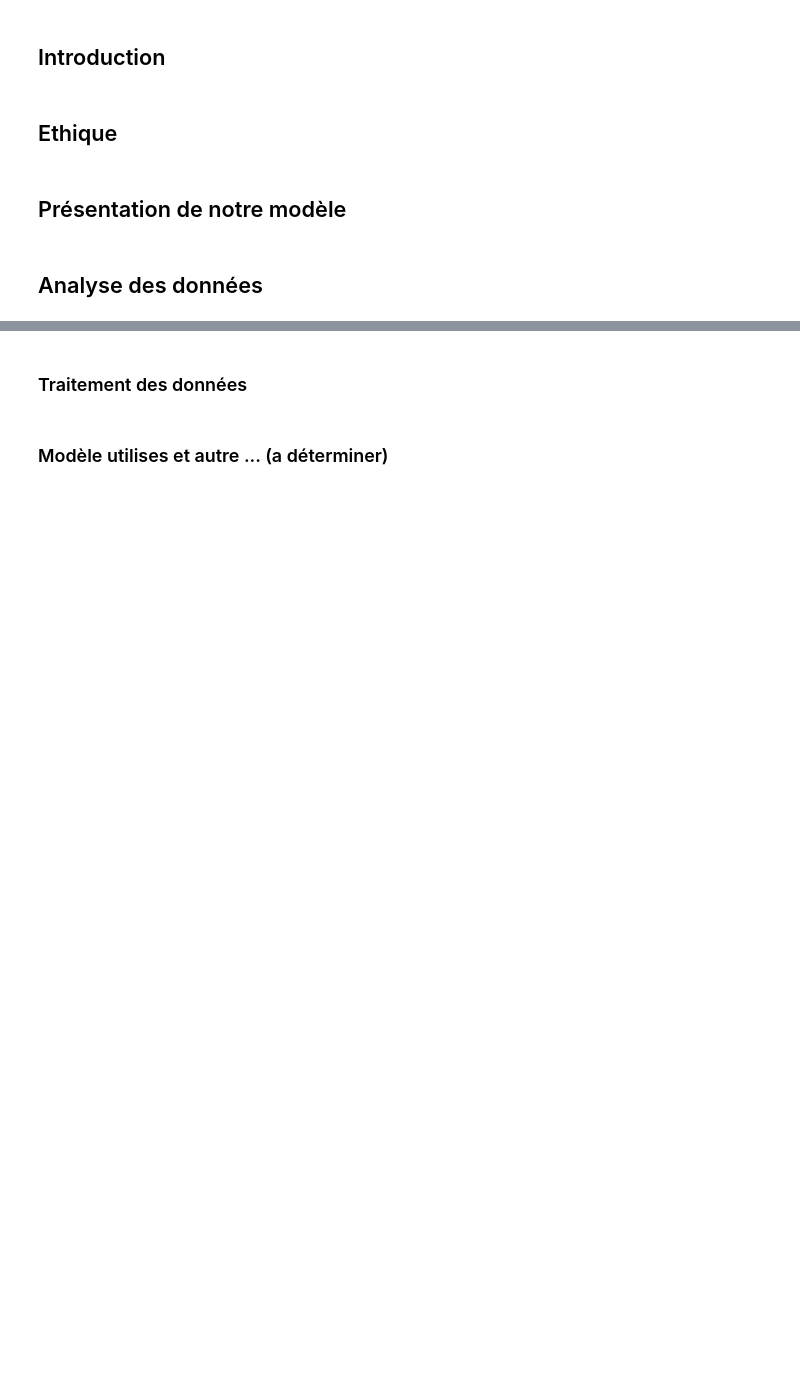
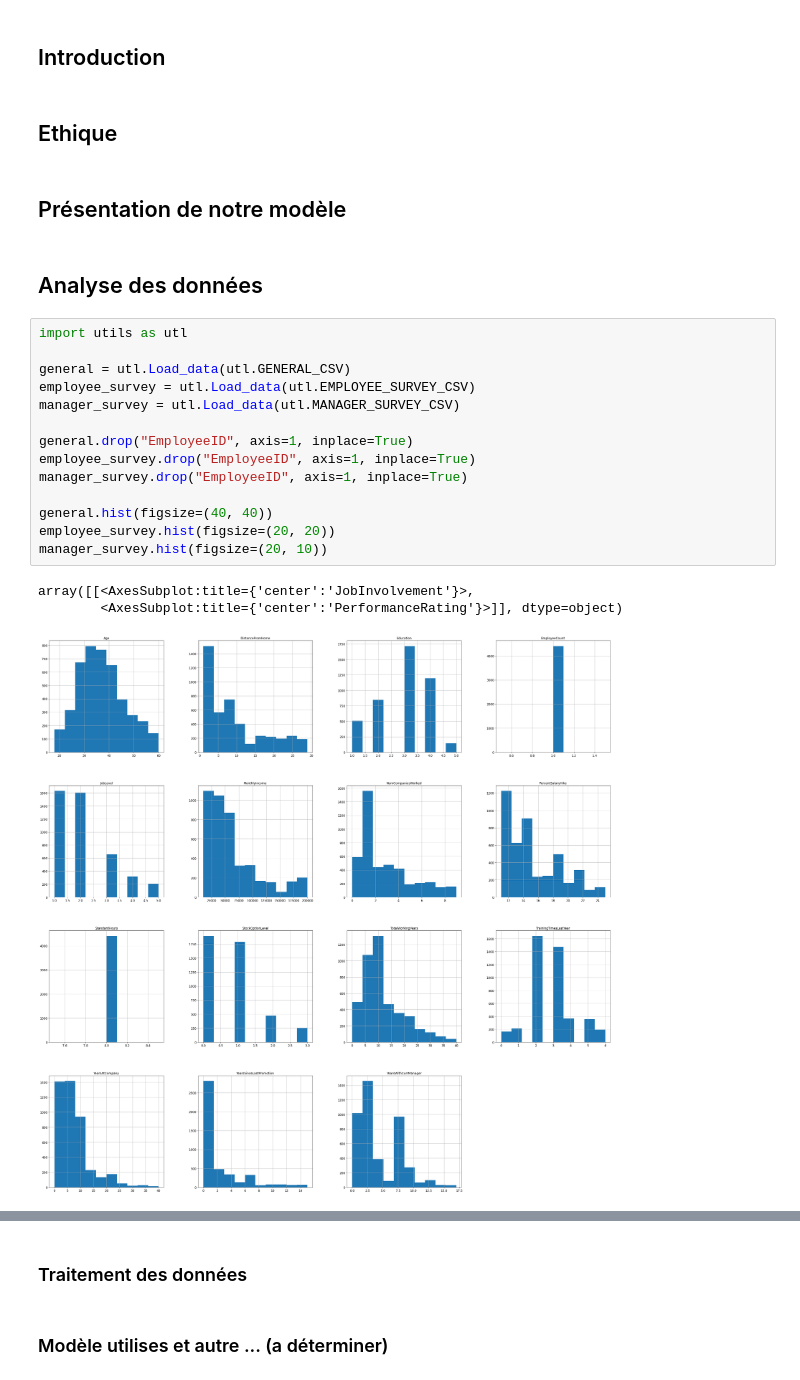
Before and after one commit to atarte/artificial_intelligence, a Jupyter notebook: Presentation.ipynb, the cells around one changed output, grey strips where cells are left out. Drawn from its saved outputs; the diff is of its cells as text; blank space fills up the shorter version.

Commit message:
add graphs for analysis

```diff
--- a/Presentation.ipynb
+++ b/Presentation.ipynb
@@ -10,3 +10,21 @@ Groupe 5: Catarina Silva Roriz, Yusong Zhang, Valentin Malhas, Antoine Tarte
 ## Présentation de notre modèle
 # %% [markdown]
 ## Analyse des données
+# %%
+import utils as utl
+
+general = utl.Load_data(utl.GENERAL_CSV)
+employee_survey = utl.Load_data(utl.EMPLOYEE_SURVEY_CSV)
+manager_survey = utl.Load_data(utl.MANAGER_SURVEY_CSV)
+
+general.drop("EmployeeID", axis=1, inplace=True)
+employee_survey.drop("EmployeeID", axis=1, inplace=True)
+manager_survey.drop("EmployeeID", axis=1, inplace=True)
+
+general.hist(figsize=(40, 40))
+employee_survey.hist(figsize=(20, 20))
+manager_survey.hist(figsize=(20, 10))
+# %% [output]
+array([[<AxesSubplot:title={'center':'JobInvolvement'}>,
+        <AxesSubplot:title={'center':'PerformanceRating'}>]], dtype=object)
+[figure, added]
```
Also changed, not shown: parts of 7 cells of this notebook.
